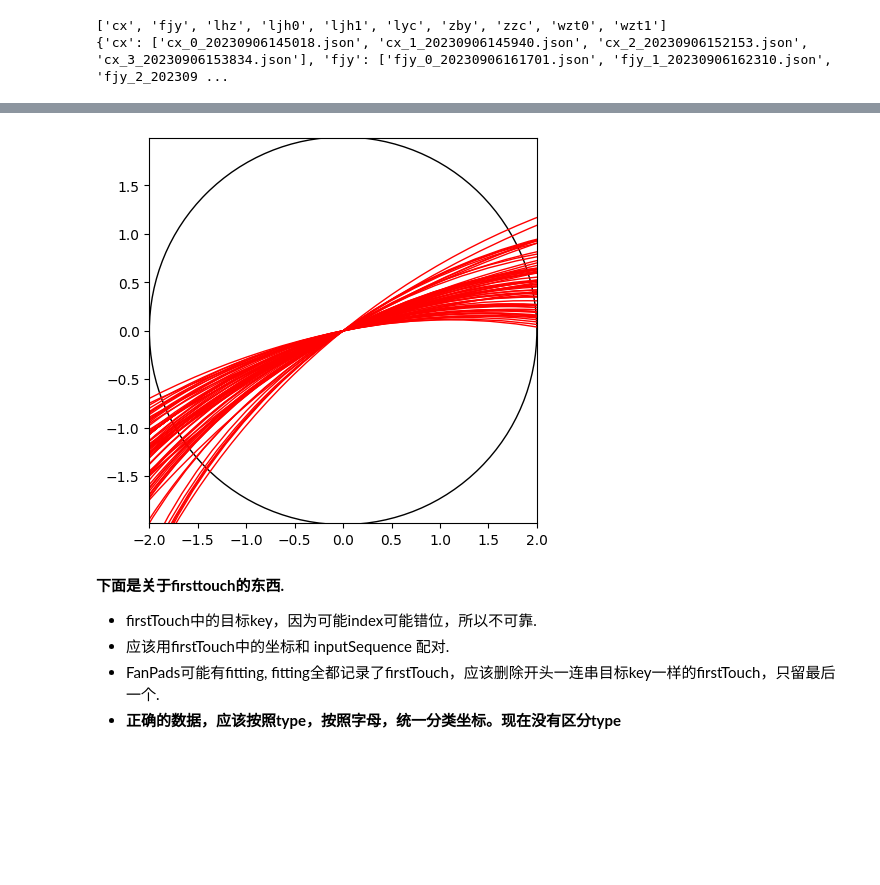
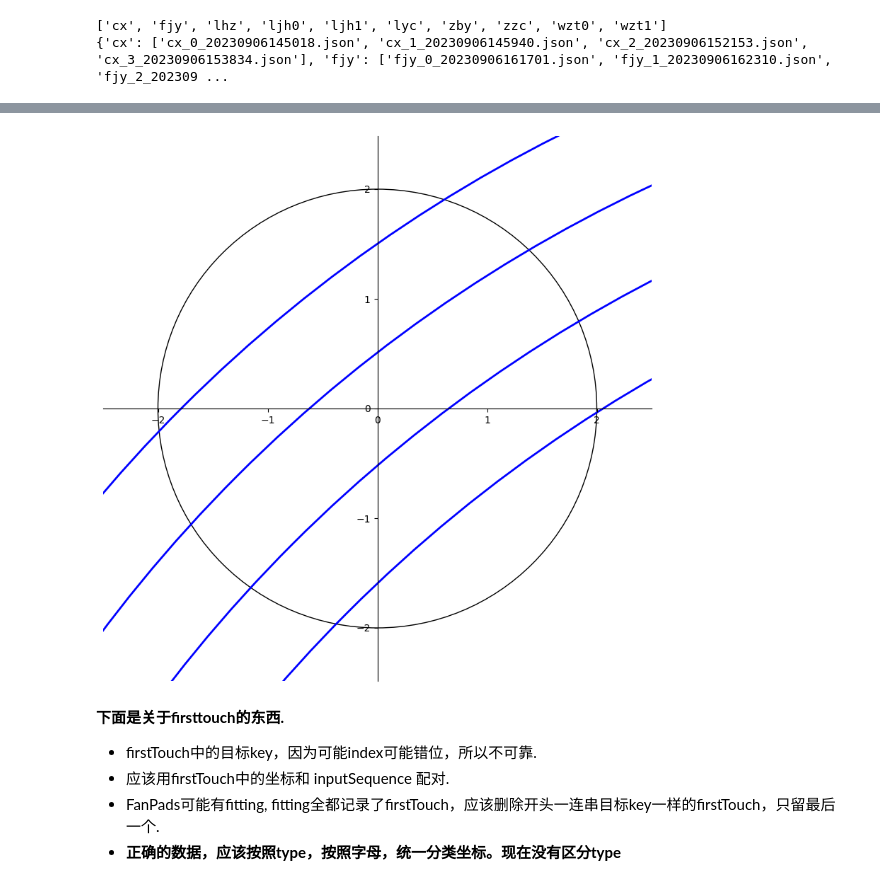
Before and after one commit to Steve-Strange/FanPad-A-Fan-Layout-Touchpad-Keyboard-for-Text-Entry-in-VR, a Jupyter notebook: Assets/DataProcessing/data_process.ipynb, the cells around one changed output, grey strips where cells are left out. Saved outputs shown, nothing was run; the diff lists cells and outputs as text; code cells hidden in the pictures; blank space fills up the shorter version.

Commit message:
update data processing

```diff
--- a/Assets/DataProcessing/data_process.ipynb
+++ b/Assets/DataProcessing/data_process.ipynb
@@ -229,32 +254,94 @@ y = 5  # 圆心的y轴坐标
 r = 3  # 圆的半径
 
 # 画圆
-fig = plt.figure(figsize=(5, 5))
+fig = plt.figure(figsize=(10, 10))
 
-def draw_circle(center_x, center_y, radius, color):
-    circle = plt.Circle((center_x, center_y), radius, color=color, fill=False)
+def draw_circle(center_x, center_y, radius, color, linestyle = '-', linewidth = 1.0):
+    circle = plt.Circle((center_x, center_y), radius, color=color, fill=False, linestyle=linestyle, linewidth=linewidth)
     plt.gcf().gca().add_artist(circle)
 
 # touchpad
 draw_circle(0,0, 2, 'black')
 
-# thetaR
-for fname in os.listdir(LogDir):
-    if not fname.endswith(".json"):
-        continue
-    info = fname[:-5].split('_')
-    if int(info[1]) == 2 or int(info[1]) == 3:
+# 四条线，每条线的颜色.
+line_color = ['purple', 'red', 'blue', 'green']
+bias = [-6/5, -2/5, 2/5, 6/5]
+# 只画所有过中间的
+# line_color = ['purple']
+# bias = [0]
+
+sum_r = 0
+sum_theta = 0
+r_range = [100, 0]  # [min, max]
+theta_range = [100, 0] # [min, max]
+count = 0
+
+# thetaR, 下面是用了所有的数据的.
+# for fname in os.listdir(LogDir):
+#     if not fname.endswith(".json"):
+#         continue
+#     info = fname[:-5].split('_')
+#     if int(info[1]) == 2 or int(info[1]) == 3:
+
+# thetaR, 下面是只用上面选入了实验1的数据的.
+for participant in nameList[:-2]:
+    for fname in fDist[participant][2:]:
+        #-------------------------------------
         with open(os.path.join(LogDir, fname)) as f:
             content = json.load(f)
         theta = content['theta']
         r = content['r']
-        # 计算圆心.
-        center_x = r*np.sin(theta)
-        center_y = -r*np.cos(theta)
-        draw_circle(center_x, center_y, r, 'r')
+        sum_r += r
+        sum_theta+=theta
+        count += 1
+        # 更新最大最小值
+        if r < r_range[0]:
+            r_range[0] = r
+        elif r > r_range[1]:
+            r_range[1] = r
+        if theta < theta_range[0]:
+            theta_range[0] = theta
+        elif theta > theta_range[1]:
+            theta_range[1] = theta
+        # 计算四个圆心，分别画出四条分界线.
+        # for i in range(len(line_color)):
+        #     center_x = (r+bias[i])*np.sin(theta)
+        #     center_y = -(r+bias[i])*np.cos(theta)
+        #     draw_circle(center_x, center_y, r, line_color[i])
+
+
+print(sum_r/count, sum_theta/count, r_range, theta_range)
+
+# 只画边界
+# r_range = [13.3]
+# theta_range = [0.682]
+boundary_color = ['green', 'orange']
+boundary_color = ['b']
+for i in range(len(boundary_color)):
+    r = r_range[i]
+    theta = theta_range[i]
+    for j in range(len(bias)):
+        center_x = (r+bias[j])*np.sin(theta)
+        center_y = -(r+bias[j])*np.cos(theta)
+        draw_circle(center_x, center_y, r, boundary_color[i], '-', linewidth=2.0)
+
+# 平均线
+for j in range(len(bias)):
+    center_x = (sum_r/count + bias[j]) * np.sin(sum_theta/count)
+    center_y = -(sum_r/count + bias[j])* np.cos(sum_theta/count)
+    draw_circle(center_x, center_y, sum_r/count, 'b', linewidth=3.0)
 
 plt.axis('equal')
-plt.xlim(-2, 2)
-plt.ylim(-2, 2)
+plt.xlim(-2.5, 2.5)
+plt.ylim(-2.5, 2.5)
+ax = plt.gca()
+#去掉坐标图的上和右 spine翻译成脊梁
+ax.spines['right'].set_color('None')
+ax.spines['top'].set_color('None')
+#指定坐标的位置
+ax.xaxis.set_ticks_position('bottom') # 设置bottom为x轴
+ax.yaxis.set_ticks_position('left') # 设置left为y轴
+ax.spines['bottom'].set_position(('data',0))#这个位置的括号要注意
+ax.spines['left'].set_position(('data',0))
 plt.show()
 # %% [output]
@@ -261,4 +349,4 @@ plt.show()
-[figure, old version]
+[figure, new version]
 # %% [markdown]
 **下面是关于firsttouch的东西.**
 + firstTouch中的目标key，因为可能index可能错位，所以不可靠.
```
Also changed, not shown: parts of 2 cells of this notebook, 6 other files.
